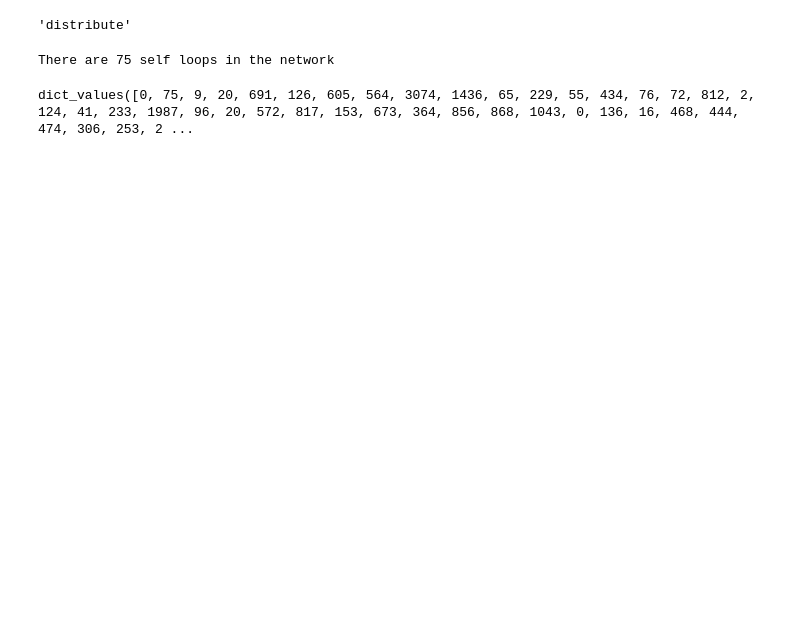
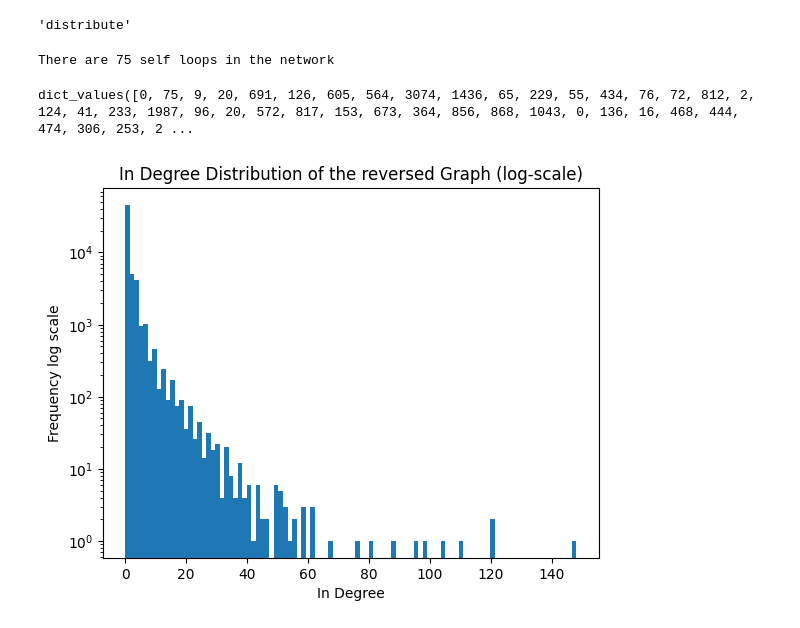
Before and after one commit to takhDS/DependencyBuds, a Jupyter notebook: code.ipynb, the cells around one changed output. Drawn from its saved outputs; the diff is of its cells as text; code cells hidden in the pictures; blank space fills up the shorter version.

Commit message:
Reversed the edges of the network

```diff
--- a/code.ipynb
+++ b/code.ipynb
@@ -4,7 +4,7 @@ import numpy as np
 import pandas as pd
 import matplotlib.pyplot as plt
 # %%
-edges = pd.read_csv(r"data\edges.csv") #load the edges
+edges = pd.read_csv(r"data/edges.csv") #load the edges
 edges = edges[["# source"," target"]] #remove additional columns
 edges_array = np.array(edges) #convert it to np.array
 # %%
@@ -64,3 +63,18 @@ There are 75 self loops in the network
 degree_dict_in.values()
 # %% [output]
 dict_values([0, 75, 9, 20, 691, 126, 605, 564, 3074, 1436, 65, 229, 55, 434, 76, 72, 812, 2, 124, 41, 233, 1987, 96, 20, 572, 817, 153, 673, 364, 856, 868, 1043, 0, 136, 16, 468, 444, 474, 306, 253, 2 ...
+# %%
+# Reversing graph in order to use it for virus spreading
+G_reverse = G.reverse()
+# %%
+#drawing a in degree distribution
+degree_dict_in = dict(G_reverse.in_degree())
+vals_in = degree_dict_in.values()
+
+plt.hist(vals_in,bins=100,log=True)
+plt.xlabel("In Degree")
+plt.ylabel("Frequency log scale")
+plt.title("In Degree Distribution of the reversed Graph (log-scale)")
+plt.show()
+# %% [output]
+[figure, added]
```
Also changed, not shown: parts of 4 cells of this notebook, 1 other file.
